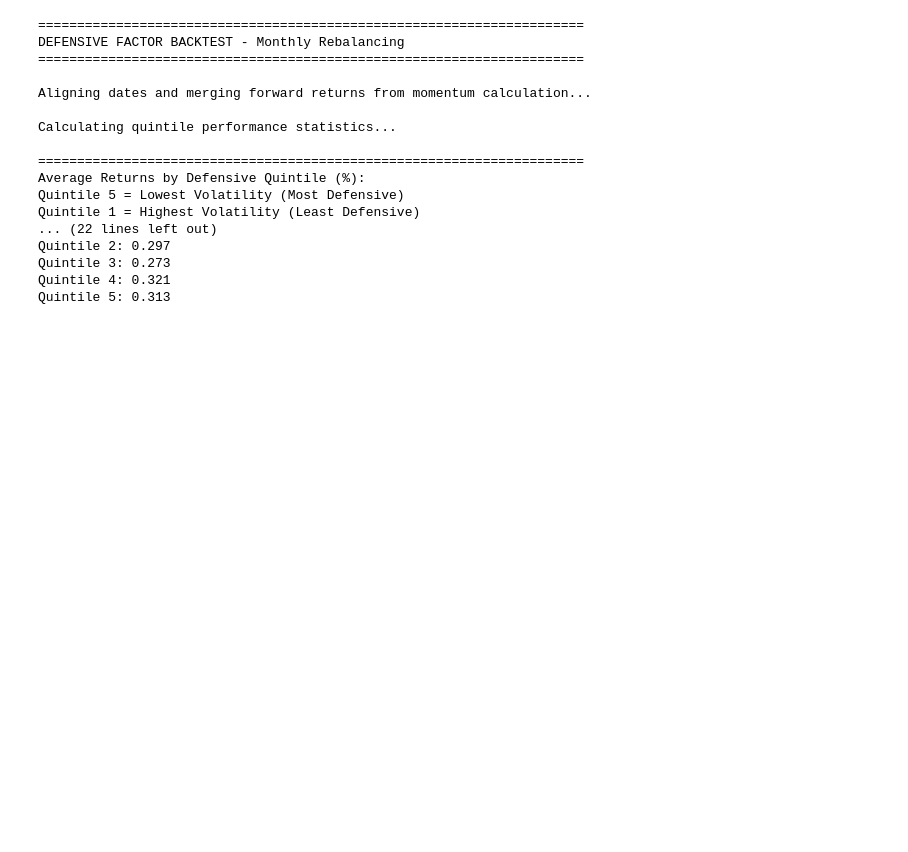
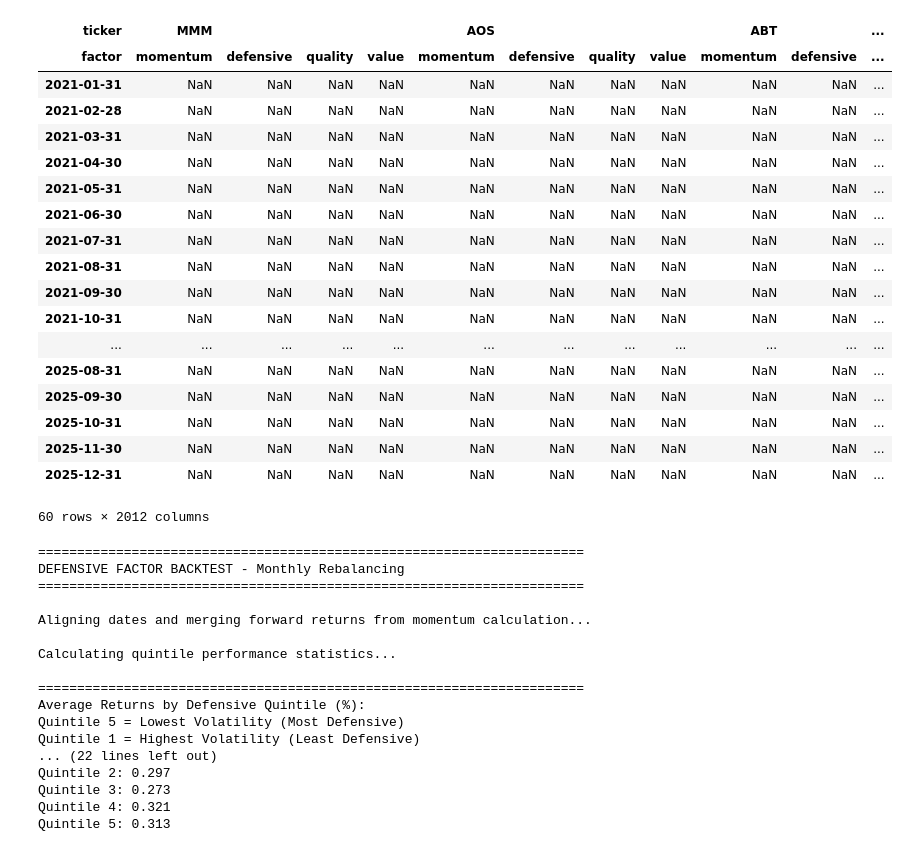
Before and after one commit to timotheemaha/Equities-Capitox-Quant, a Jupyter notebook: spx_data.ipynb, the cells around one changed output. Drawn from its saved outputs; the diff is of its cells as text; code cells hidden in the pictures; blank space fills up the shorter version.

```diff
--- a/spx_data.ipynb
+++ b/spx_data.ipynb
@@ -257 +254,12 @@ HWM     2.270260
 Name: 2025-11-01 00:00:00, dtype: float64
+# %%
+factors = ["momentum", "defensive", "quality", "value"]
+
+columns = pd.MultiIndex.from_product(
+    [ticker_list, factors],
+    names=["ticker", "factor"]
+)
+
+dates = pd.date_range(start="2021-01-01", end="2025-12-31", freq="M")
+
+df_global = pd.DataFrame(index=dates, columns=columns, dtype=float)
@@ -482,3 +516,25 @@ Name: count, dtype: int64
+# %%
+df_global
+# %% [output]
+| ticker | MMM |  |  |  | AOS |  |  |  | ABT |  | ... |
+| factor | momentum | defensive | quality | value | momentum | defensive | quality | value | momentum | defensive | ... |
+| 2021-01-31 | NaN | NaN | NaN | NaN | NaN | NaN | NaN | NaN | NaN | NaN | ... |
+| 2021-02-28 | NaN | NaN | NaN | NaN | NaN | NaN | NaN | NaN | NaN | NaN | ... |
+| 2021-03-31 | NaN | NaN | NaN | NaN | NaN | NaN | NaN | NaN | NaN | NaN | ... |
+| 2021-04-30 | NaN | NaN | NaN | NaN | NaN | NaN | NaN | NaN | NaN | NaN | ... |
+| 2021-05-31 | NaN | NaN | NaN | NaN | NaN | NaN | NaN | NaN | NaN | NaN | ... |
+| 2021-06-30 | NaN | NaN | NaN | NaN | NaN | NaN | NaN | NaN | NaN | NaN | ... |
+| 2021-07-31 | NaN | NaN | NaN | NaN | NaN | NaN | NaN | NaN | NaN | NaN | ... |
+| 2021-08-31 | NaN | NaN | NaN | NaN | NaN | NaN | NaN | NaN | NaN | NaN | ... |
+| 2021-09-30 | NaN | NaN | NaN | NaN | NaN | NaN | NaN | NaN | NaN | NaN | ... |
+| 2021-10-31 | NaN | NaN | NaN | NaN | NaN | NaN | NaN | NaN | NaN | NaN | ... |
+| ... | ... | ... | ... | ... | ... | ... | ... | ... | ... | ... | ... |
+| 2025-08-31 | NaN | NaN | NaN | NaN | NaN | NaN | NaN | NaN | NaN | NaN | ... |
+| 2025-09-30 | NaN | NaN | NaN | NaN | NaN | NaN | NaN | NaN | NaN | NaN | ... |
+| 2025-10-31 | NaN | NaN | NaN | NaN | NaN | NaN | NaN | NaN | NaN | NaN | ... |
+| 2025-11-30 | NaN | NaN | NaN | NaN | NaN | NaN | NaN | NaN | NaN | NaN | ... |
+| 2025-12-31 | NaN | NaN | NaN | NaN | NaN | NaN | NaN | NaN | NaN | NaN | ... |
+60 rows × 2012 columns
 # %%
 # Calculate forward returns for defensive factor backtesting
 print("="*70)
```
Also changed, not shown: parts of 13 cells of this notebook.
